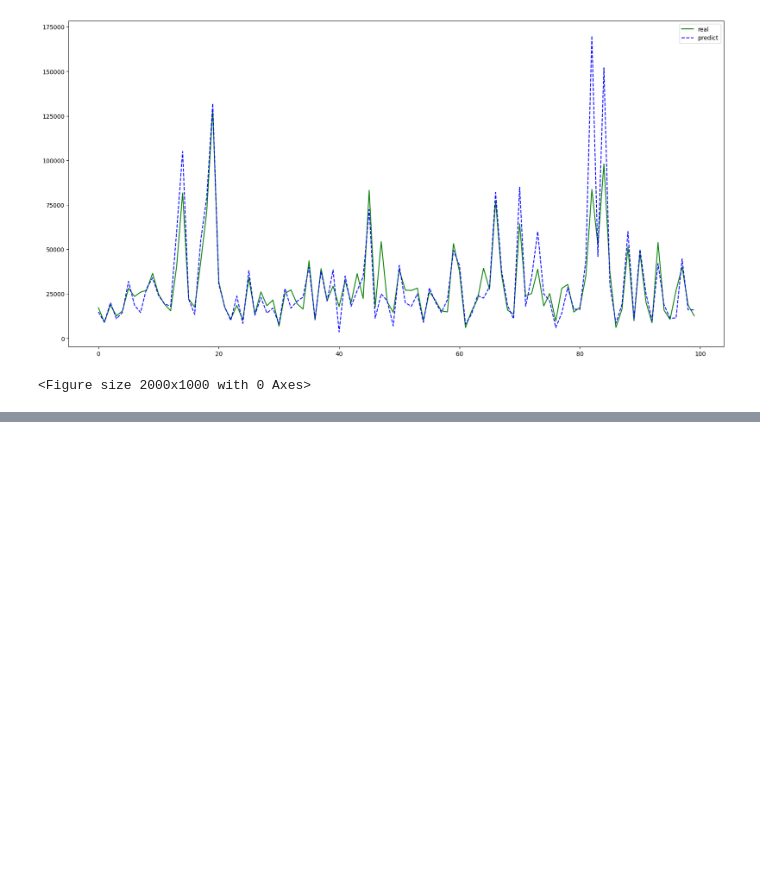
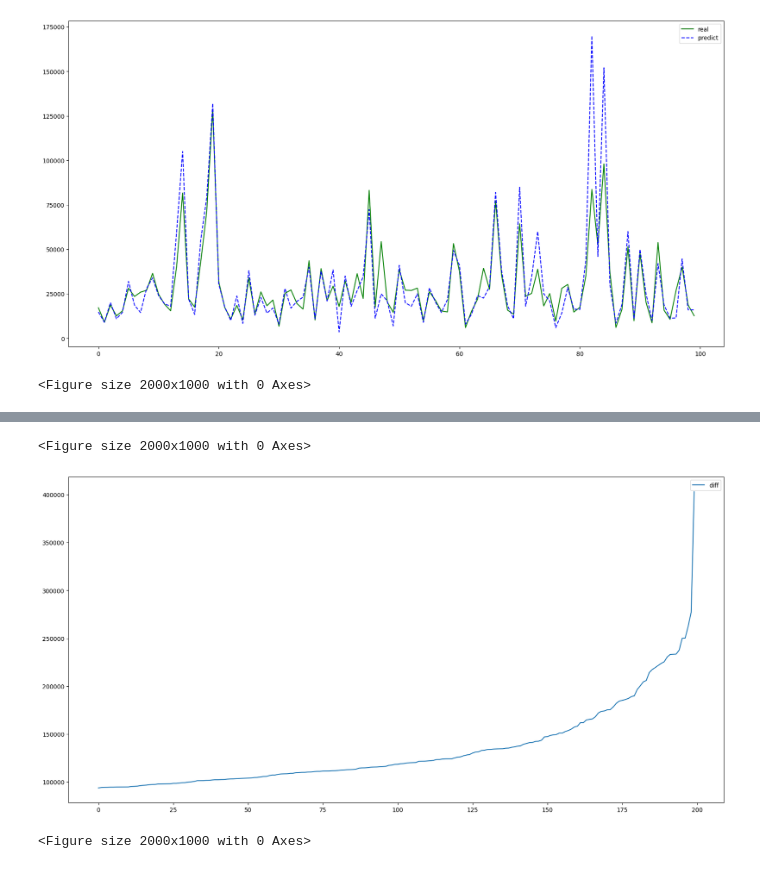
Before and after one commit to Midnight-ML/Modeling, a Jupyter notebook: develope/mlp_sample.ipynb, the cells around one changed output, grey strips where cells are left out. Drawn from its saved outputs; the diff is of its cells as text; code cells hidden in the pictures; blank space fills up the shorter version.

```diff
--- a/develope/mlp_sample.ipynb
+++ b/develope/mlp_sample.ipynb
@@ -152,0 +165,10 @@ plt.figure()
+# %%
+sorted_diff = np.sort(np.abs(diff))[-200:]  # 오름차순으로 정렬
+plt.rcParams["figure.figsize"] = (20,10)
+plt.plot(np.arange(200), sorted_diff, '-', label='diff')
+plt.legend()
+plt.figure()
+# %% [output]
+<Figure size 2000x1000 with 0 Axes>
+[figure, added]
+<Figure size 2000x1000 with 0 Axes>
```
Also changed, not shown: parts of 8 cells of this notebook.
